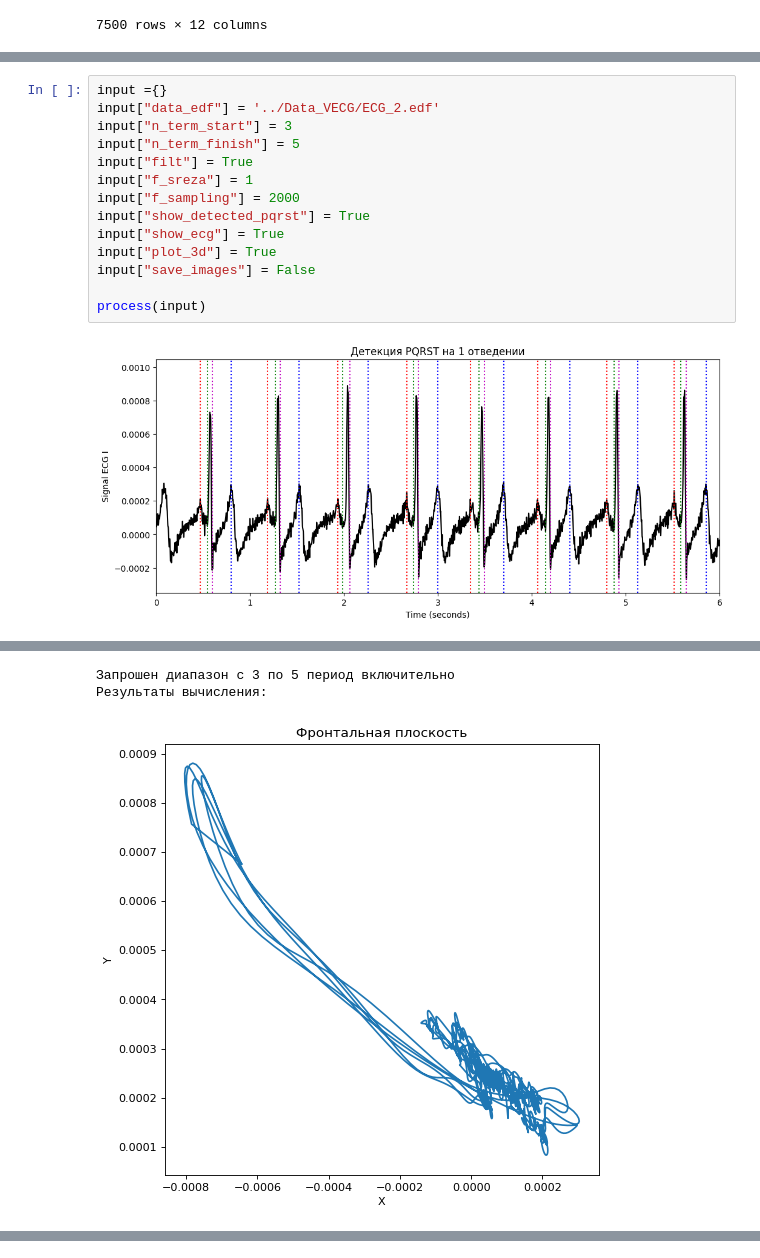
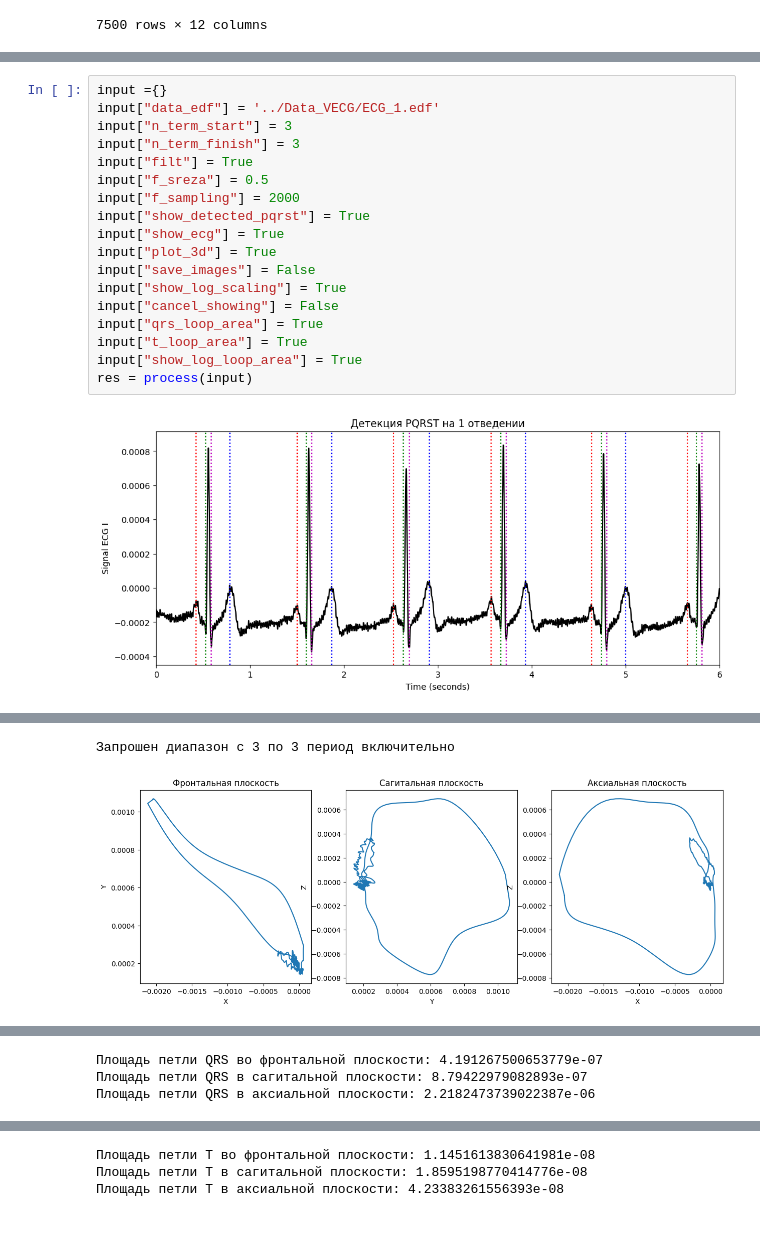
Before and after one commit to Koldim2001/vector_ECG, a Jupyter notebook: utils/code_example.ipynb, the cells around one changed output, grey strips where cells are left out. Drawn from its saved outputs; the diff is of its cells as text; blank space fills up the shorter version.

```diff
--- a/utils/code_example.ipynb
+++ b/utils/code_example.ipynb
@@ -85,16 +108,20 @@ process(input)
 # %%
 input ={}
-input["data_edf"] = '../Data_VECG/ECG_2.edf'
+input["data_edf"] = '../Data_VECG/ECG_1.edf'
 input["n_term_start"] = 3
-input["n_term_finish"] = 5
+input["n_term_finish"] = 3
 input["filt"] = True
-input["f_sreza"] = 1
+input["f_sreza"] = 0.5
 input["f_sampling"] = 2000
 input["show_detected_pqrst"] = True
 input["show_ecg"] = True
 input["plot_3d"] = True
 input["save_images"] = False
-
-process(input)
+input["show_log_scaling"] = True
+input["cancel_showing"] = False
+input["qrs_loop_area"] = True
+input["t_loop_area"] = True
+input["show_log_loop_area"] = True
+res = process(input)
 # %% [output]
-[figure, old version]
+[figure, new version]
@@ -102,3 +129,2 @@ process(input)
-Запрошен диапазон с 3 по 5 период включительно
-Результаты вычисления:
+Запрошен диапазон с 3 по 3 период включительно
-[figure, old version]
+[figure, new version]
@@ -106,0 +133,3 @@ process(input)
+Площадь петли QRS во фронтальной плоскости: 4.191267500653779e-07
+Площадь петли QRS в сагитальной плоскости: 8.79422979082893e-07
+Площадь петли QRS в аксиальной плоскости: 2.2182473739022387e-06
@@ -106,0 +137,3 @@ process(input)
+Площадь петли T во фронтальной плоскости: 1.1451613830641981e-08
+Площадь петли T в сагитальной плоскости: 1.8595198770414776e-08
+Площадь петли T в аксиальной плоскости: 4.23383261556393e-08
```
Also changed, not shown: parts of 9 cells of this notebook, 4 other files.
